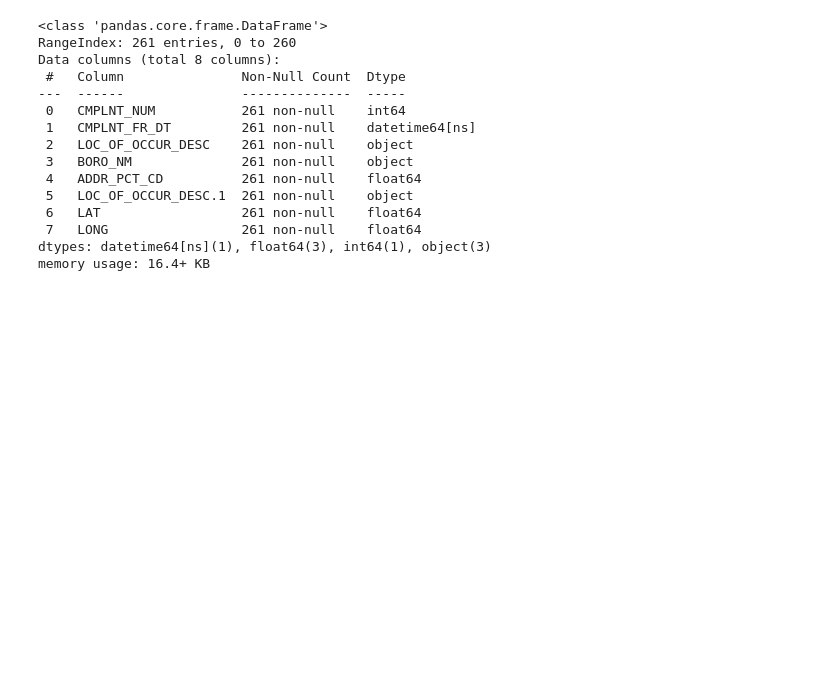
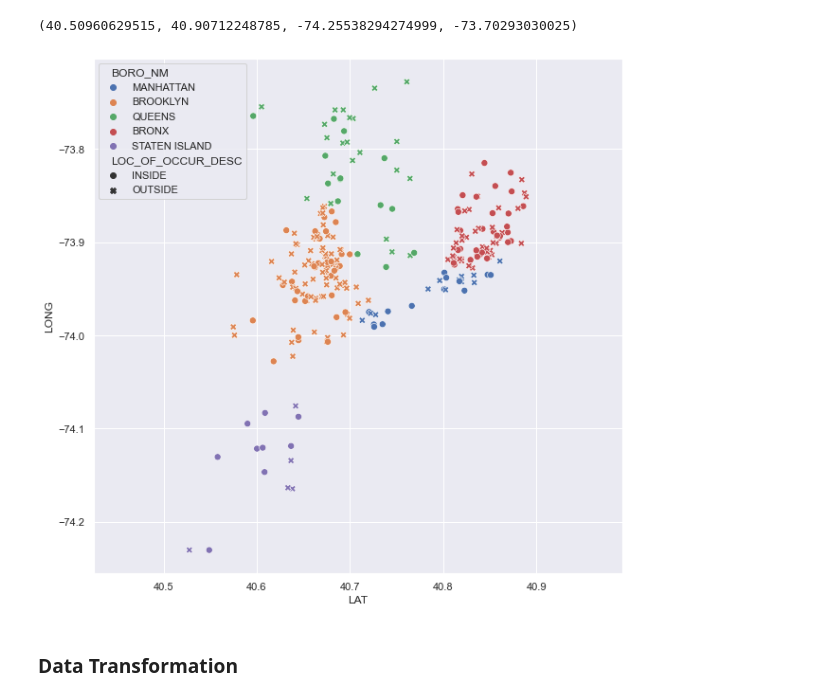
Before and after one commit to pedroteche-ih/DAFT_MEX_202209, a Jupyter notebook: Agg. Clustering II - DBSCAN.ipynb, the cells around one changed output. Drawn from its saved outputs; the diff is of its cells as text; code cells hidden in the pictures; blank space fills up the shorter version.

```diff
--- a/Agg. Clustering II - DBSCAN.ipynb
+++ b/Agg. Clustering II - DBSCAN.ipynb
@@ -5,3 +5,7 @@ import pandas as pd
 
 import matplotlib.pyplot as plt
 import seaborn as sns
+
+from sklearn.preprocessing import StandardScaler
+
+sns.set_theme(context = "notebook", style = "darkgrid")
@@ -11,18 +37,12 @@ tb_murder = pd.read_csv(url, parse_dates=['CMPLNT_FR_DT'])
-# %%
-tb_murder.info()
-# %% [output]
-<class 'pandas.core.frame.DataFrame'>
-RangeIndex: 261 entries, 0 to 260
-Data columns (total 8 columns):
- #   Column               Non-Null Count  Dtype
----  ------               --------------  -----
- 0   CMPLNT_NUM           261 non-null    int64
- 1   CMPLNT_FR_DT         261 non-null    datetime64[ns]
- 2   LOC_OF_OCCUR_DESC    261 non-null    object
- 3   BORO_NM              261 non-null    object
- 4   ADDR_PCT_CD          261 non-null    float64
- 5   LOC_OF_OCCUR_DESC.1  261 non-null    object
- 6   LAT                  261 non-null    float64
- 7   LONG                 261 non-null    float64
-dtypes: datetime64[ns](1), float64(3), int64(1), object(3)
-memory usage: 16.4+ KB
+# %%
+plt.figure(figsize=(10, 10))
+sns.scatterplot(
+    data=tb_murder, x="LAT", y="LONG",
+    hue="BORO_NM", style="LOC_OF_OCCUR_DESC", s = 50
+)
+plt.axis("equal")
+# %% [output]
+(40.50960629515, 40.90712248785, -74.25538294274999, -73.70293030025)
+[figure, added]
+# %% [markdown]
+### Data Transformation
```
Also changed, not shown: parts of 33 cells of this notebook, 2 other files.
